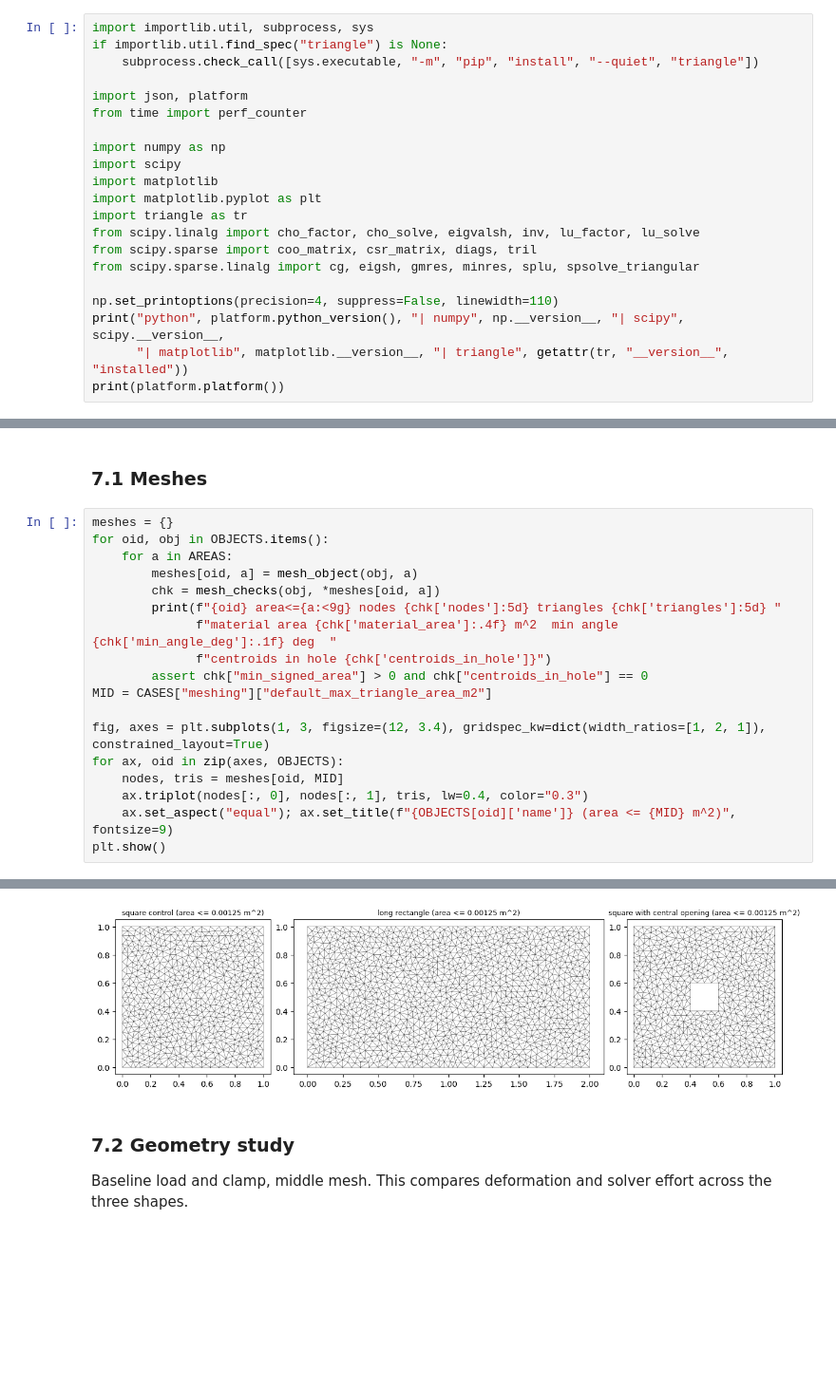
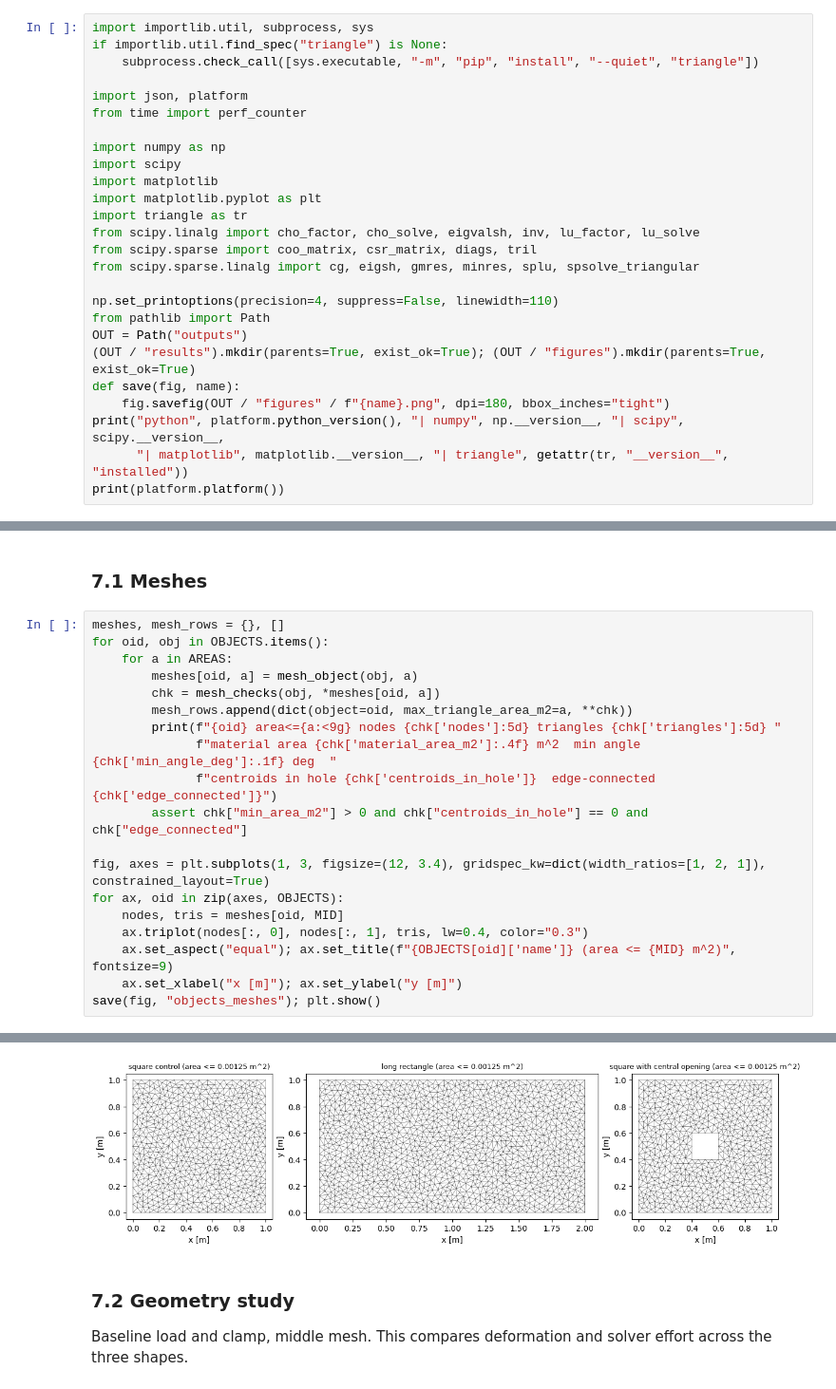
Before and after one commit to Pueblo98/NLA, a Jupyter notebook: notebook/Group02_Notebook.ipynb, the cells around one changed output, grey strips where cells are left out. Shown at 95% size. Saved outputs shown, nothing was run; the diff lists cells and outputs as text; blank space fills up the shorter version.

```diff
--- a/notebook/Group02_Notebook.ipynb
+++ b/notebook/Group02_Notebook.ipynb
@@ -37,6 +38,11 @@ from scipy.sparse import coo_matrix, csr_matrix, diags, tril
 from scipy.sparse.linalg import cg, eigsh, gmres, minres, splu, spsolve_triangular
 
 np.set_printoptions(precision=4, suppress=False, linewidth=110)
+from pathlib import Path
+OUT = Path("outputs")
+(OUT / "results").mkdir(parents=True, exist_ok=True); (OUT / "figures").mkdir(parents=True, exist_ok=True)
+def save(fig, name):
+    fig.savefig(OUT / "figures" / f"{name}.png", dpi=180, bbox_inches="tight")
 print("python", platform.python_version(), "| numpy", np.__version__, "| scipy", scipy.__version__,
       "| matplotlib", matplotlib.__version__, "| triangle", getattr(tr, "__version__", "installed"))
 print(platform.platform())
@@ -1044,21 +1092,22 @@ def solve_object(obj, case, *, conditioning=False, label=""):
 # %% [markdown]
 ### 7.1 Meshes
 # %%
-meshes = {}
+meshes, mesh_rows = {}, []
 for oid, obj in OBJECTS.items():
     for a in AREAS:
         meshes[oid, a] = mesh_object(obj, a)
         chk = mesh_checks(obj, *meshes[oid, a])
+        mesh_rows.append(dict(object=oid, max_triangle_area_m2=a, **chk))
         print(f"{oid} area<={a:<9g} nodes {chk['nodes']:5d} triangles {chk['triangles']:5d} "
-              f"material area {chk['material_area']:.4f} m^2  min angle {chk['min_angle_deg']:.1f} deg  "
-              f"centroids in hole {chk['centroids_in_hole']}")
-        assert chk["min_signed_area"] > 0 and chk["centroids_in_hole"] == 0
-MID = CASES["meshing"]["default_max_triangle_area_m2"]
+              f"material area {chk['material_area_m2']:.4f} m^2  min angle {chk['min_angle_deg']:.1f} deg  "
+              f"centroids in hole {chk['centroids_in_hole']}  edge-connected {chk['edge_connected']}")
+        assert chk["min_area_m2"] > 0 and chk["centroids_in_hole"] == 0 and chk["edge_connected"]
 
 fig, axes = plt.subplots(1, 3, figsize=(12, 3.4), gridspec_kw=dict(width_ratios=[1, 2, 1]), constrained_layout=True)
 for ax, oid in zip(axes, OBJECTS):
     nodes, tris = meshes[oid, MID]
     ax.triplot(nodes[:, 0], nodes[:, 1], tris, lw=0.4, color="0.3")
     ax.set_aspect("equal"); ax.set_title(f"{OBJECTS[oid]['name']} (area <= {MID} m^2)", fontsize=9)
-plt.show()
+    ax.set_xlabel("x [m]"); ax.set_ylabel("y [m]")
+save(fig, "objects_meshes"); plt.show()
 # %% [output]
@@ -1074,4 +1123,4 @@ H area<=0.0003125 nodes  2473 triangles  4767 material area 0.9600 m^2  min angl
-[figure, old version]
+[figure, new version]
 # %% [markdown]
 ### 7.2 Geometry study
 
```
Also changed, not shown: parts of 28 cells of this notebook, 14 other files.
